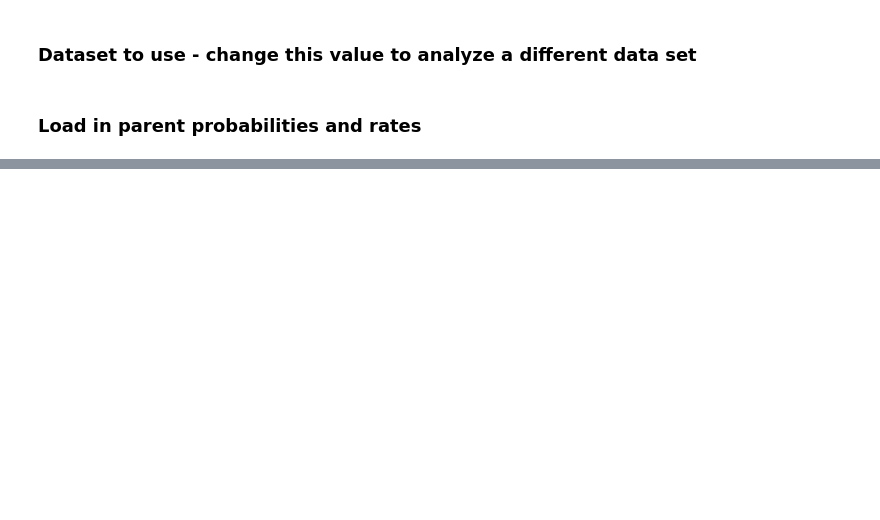
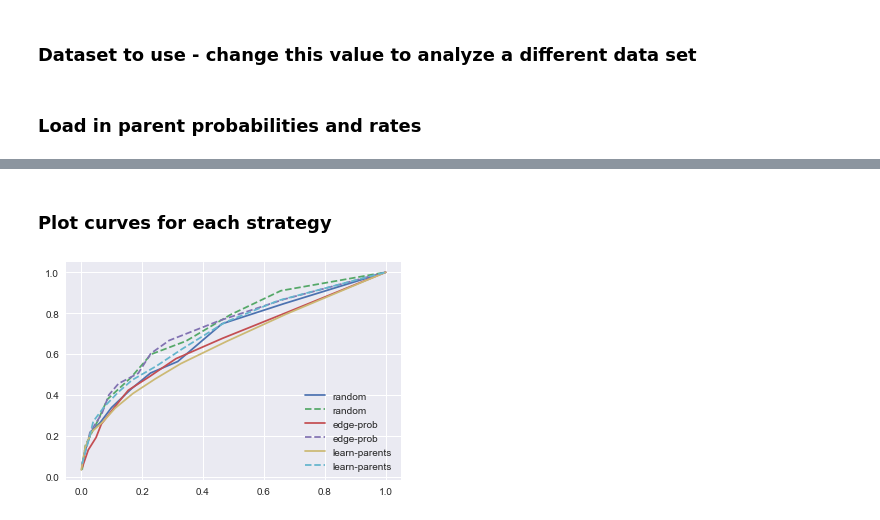
Before and after one commit to agrawalraj/active_learning, a Jupyter notebook: new/analyze_results.ipynb, the cells around one changed output, grey strips where cells are left out. Cells and saved outputs as stored; diff of their text form; code cells hidden in the pictures; blank space fills up the shorter version.

```diff
--- a/new/analyze_results.ipynb
+++ b/new/analyze_results.ipynb
@@ -51,8 +31,0 @@ print(rate_names)
-# %%
-rate_array = np.zeros([len(strategies), len(rates), len(rates_by_dag)])
-for d_ix, rates_by_strategy in enumerate(rates_by_dag):
-    for strategy, rates in rates_by_strategy.items():
-        s_ix = strategy2ix[strategy]
-        for rate, val in rates.items():
-            r_ix = rate2ix[rate]
-            rate_array[s_ix, r_ix, d_ix] = val
@@ -85,0 +80,14 @@ Coordinates:
+# %%
+strategy_names = ['random', 'edge-prob', 'learn-parents']
+ns = [60, 120]
+rates_da = check_gies.get_rates_data_array(
+    parent_probs_by_dag,
+    true_dags,
+    target=10,
+    strategy_names=strategy_names,
+    ks=[2],
+    bs=[2],
+    ns=ns,
+    alphas=np.linspace(0, 1, 11)
+)
+print(rates_da.dims)
@@ -85,0 +112,14 @@ Coordinates:
+# %% [markdown]
+### Plot curves for each strategy
+# %%
+rate_avgs_da = rates_da.mean(dim='dag')
+for strategy in strategy_names:
+    for n, linestyle in zip(ns, ['-', '--']):
+        strat_avg_tprs = rate_avgs_da.sel(strategy=strategy, b=2, k=2, n=n, rate='tpr').values
+        strat_avg_fprs = rate_avgs_da.sel(strategy=strategy, b=2, k=2, n=n, rate='fpr').values
+
+        sort_ixs = np.argsort(strat_avg_fprs)
+        plt.plot(strat_avg_fprs[sort_ixs], strat_avg_tprs[sort_ixs], label=strategy, linestyle=linestyle)
+plt.legend();
+# %% [output]
+[figure, added]
```
Also changed, not shown: parts of 10 cells of this notebook, 4 other files.
